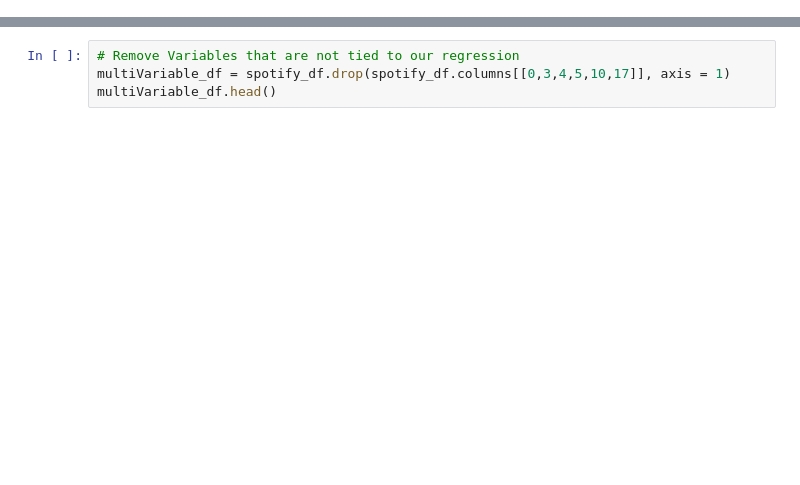
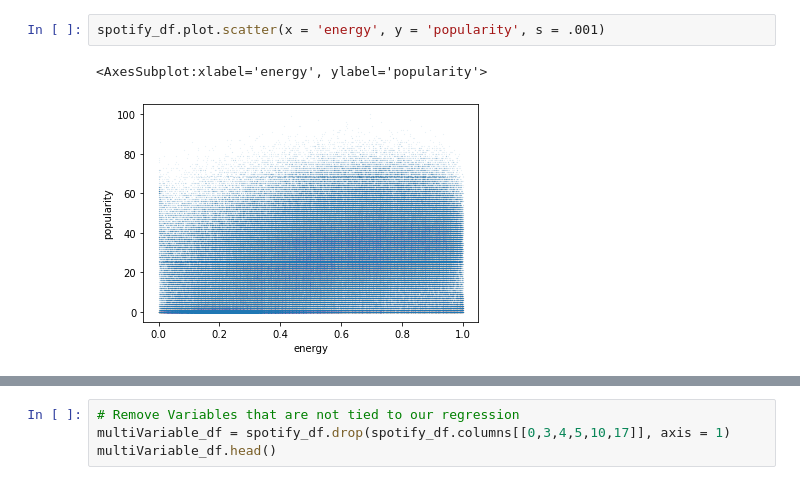
Before and after one commit to bradleyp18/Project1FreshPerspective, a Jupyter notebook: spotify.ipynb, the cells around one changed output, grey strips where cells are left out. Cells and saved outputs as stored; diff of their text form; blank space fills up the shorter version.

```diff
--- a/spotify.ipynb
+++ b/spotify.ipynb
@@ -25,0 +38,5 @@ spotify_df.head()
+# %%
+spotify_df.plot.scatter(x = 'energy', y = 'popularity', s = .001)
+# %% [output]
+<AxesSubplot:xlabel='energy', ylabel='popularity'>
+[figure, added]
```
Also changed, not shown: parts of 5 cells of this notebook.
